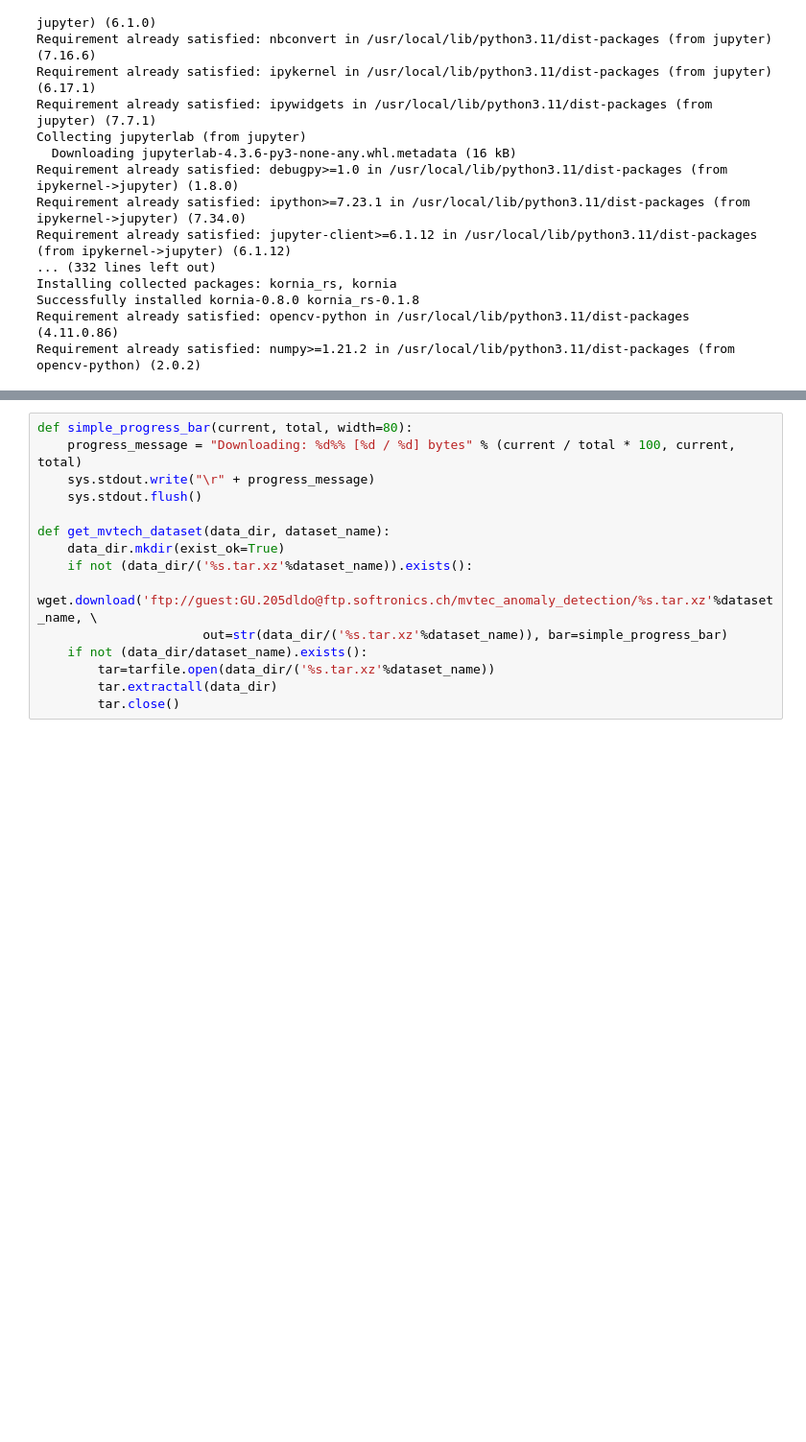
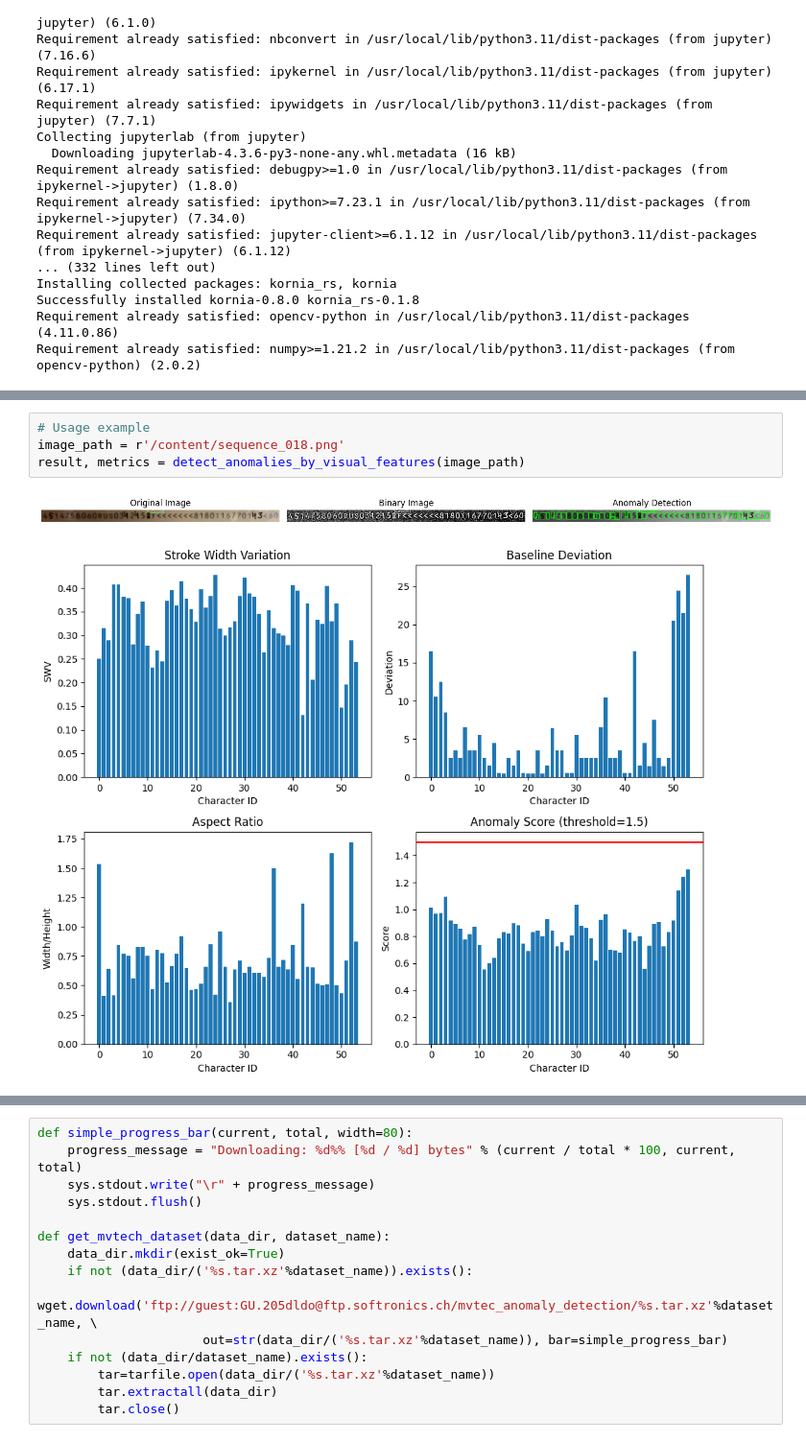
Before and after one commit to joaoluis2560/Active-NLP, a Jupyter notebook: content/hold/Unsupervised_Anomaly_Detection_wreqs.ipynb, the cells around one changed output, grey strips where cells are left out. Shown at 96% size. Cells and saved outputs as stored; diff of their text form; blank space fills up the shorter version.

```diff
--- a/content/hold/Unsupervised_Anomaly_Detection_wreqs.ipynb
+++ b/content/hold/Unsupervised_Anomaly_Detection_wreqs.ipynb
@@ -36,0 +491,7 @@ import numpy as np
+# %%
+# Usage example
+image_path = r'/content/sequence_018.png'
+result, metrics = detect_anomalies_by_visual_features(image_path)
+# %% [output]
+[figure, added]
+[figure, added]
```
Also changed, not shown: parts of 131 cells of this notebook.
